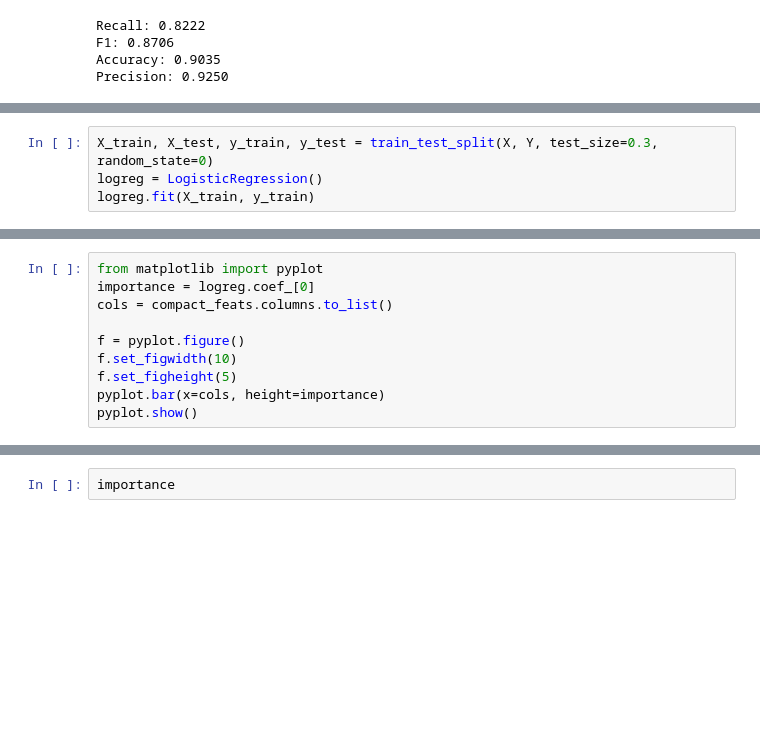
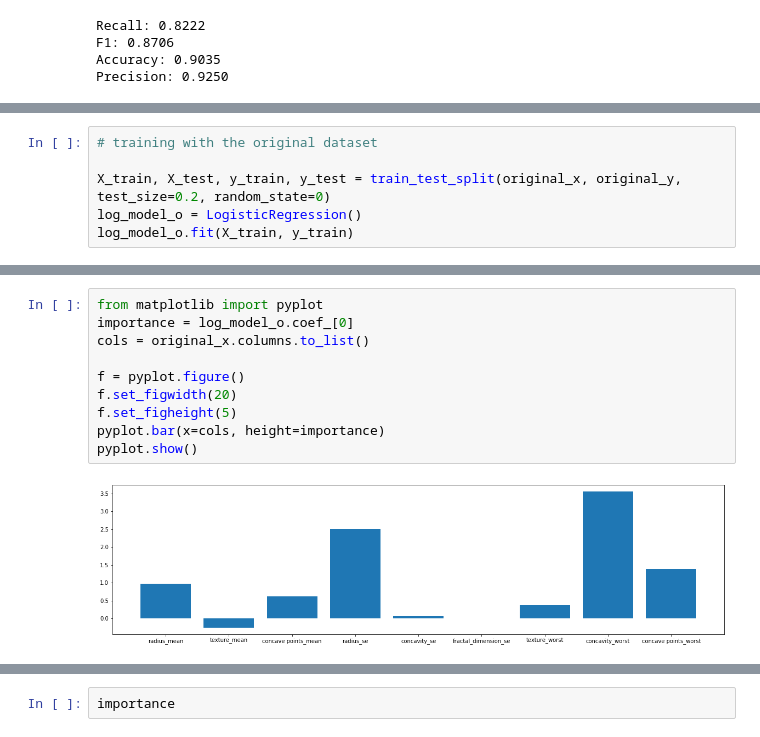
Before and after one commit to benbel376/causal_graph, a Jupyter notebook: notebooks/modeling.ipynb, the cells around one changed output, grey strips where cells are left out. Drawn from its saved outputs; the diff is of its cells as text; blank space fills up the shorter version.

Commit message:
modeling completed

```diff
--- a/notebooks/modeling.ipynb
+++ b/notebooks/modeling.ipynb
@@ -385,4 +382,6 @@ Y2 = target_df.apply(lambda x: 0 if x=="B" else 1)
 # %%
-X_train, X_test, y_train, y_test = train_test_split(X, Y, test_size=0.3, random_state=0)
-logreg = LogisticRegression()
-logreg.fit(X_train, y_train)
+# training with the original dataset
+
+X_train, X_test, y_train, y_test = train_test_split(original_x, original_y, test_size=0.2, random_state=0)
+log_model_o = LogisticRegression()
+log_model_o.fit(X_train, y_train)
@@ -413,12 +450,14 @@ print(classification_report(y_test2, y_pred2))
 # %%
 from matplotlib import pyplot
-importance = logreg.coef_[0]
-cols = compact_feats.columns.to_list()
+importance = log_model_o.coef_[0]
+cols = original_x.columns.to_list()
 
 f = pyplot.figure()
-f.set_figwidth(10)
+f.set_figwidth(20)
 f.set_figheight(5)
 pyplot.bar(x=cols, height=importance)
 pyplot.show()
+# %% [output]
+[figure, added]
 # %%
 from matplotlib import pyplot
```
Also changed, not shown: parts of 19 cells of this notebook.
